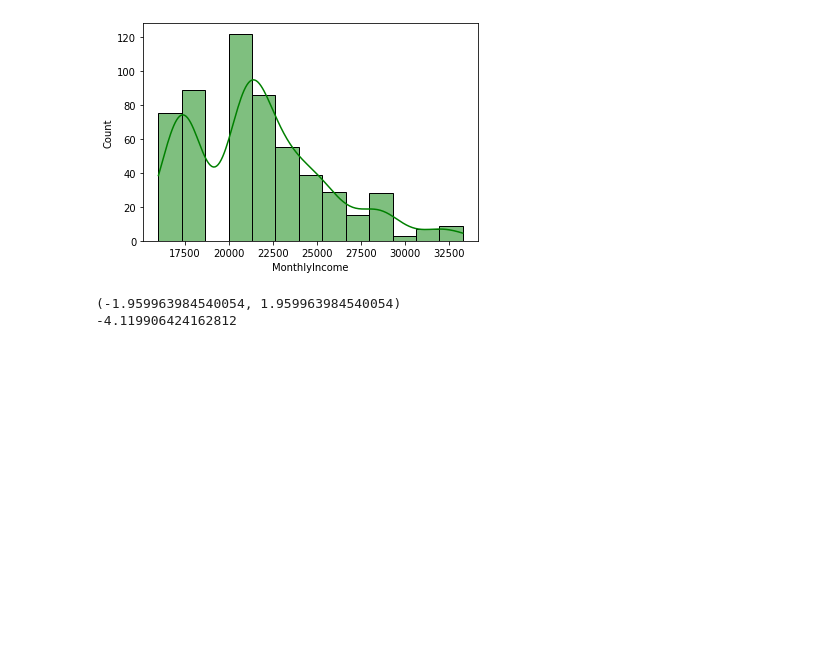
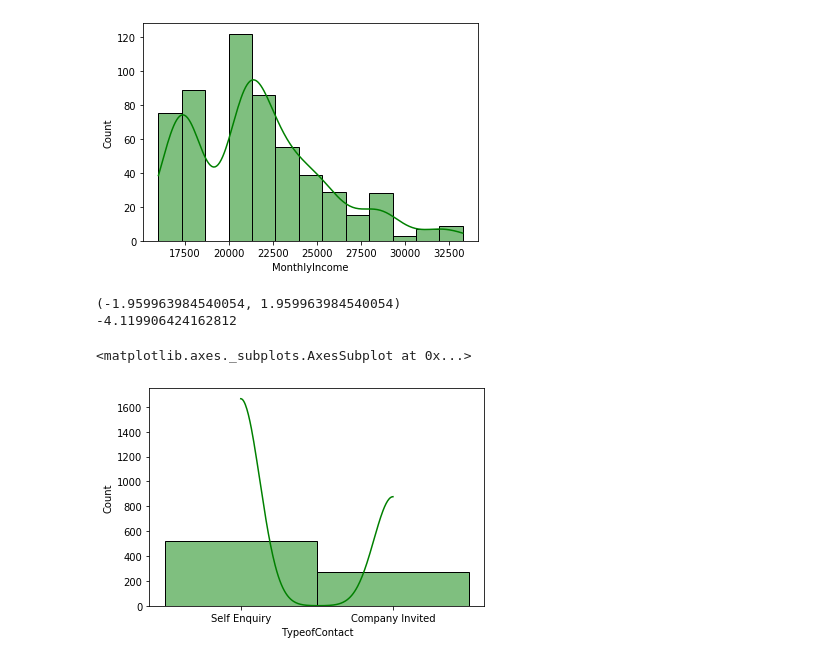
Before and after one commit to KyLarson-Research/tourism, a Jupyter notebook: tourism.ipynb, the cells around one changed output. Drawn from its saved outputs; the diff is of its cells as text; code cells hidden in the pictures; blank space fills up the shorter version.

Commit message:
added categorical variables

```diff
--- a/tourism.ipynb
+++ b/tourism.ipynb
@@ -582,3 +590,13 @@ twoprop_twotail_z(nencode_MI, yencode_MI, .05)
 -4.119906424162812
 # %%
 #MonthlyIncome is a factor
+# %%
+#CATEGORICAL ANALYSIS
+cat_tourism_data = tourism_data.dropna()
+cat_prodtaken_y, cat_prodtaken_n = [x for _, x in cat_tourism_data.groupby(cat_tourism_data['ProdTaken'] == 0)]
+# %%
+#TypeofContact
+sns.histplot(cat_prodtaken_y['TypeofContact'], kde=True, color='g')
+# %% [output]
+<matplotlib.axes._subplots.AxesSubplot at 0x...>
+[figure, added]
```
Also changed, not shown: parts of 26 cells of this notebook.
